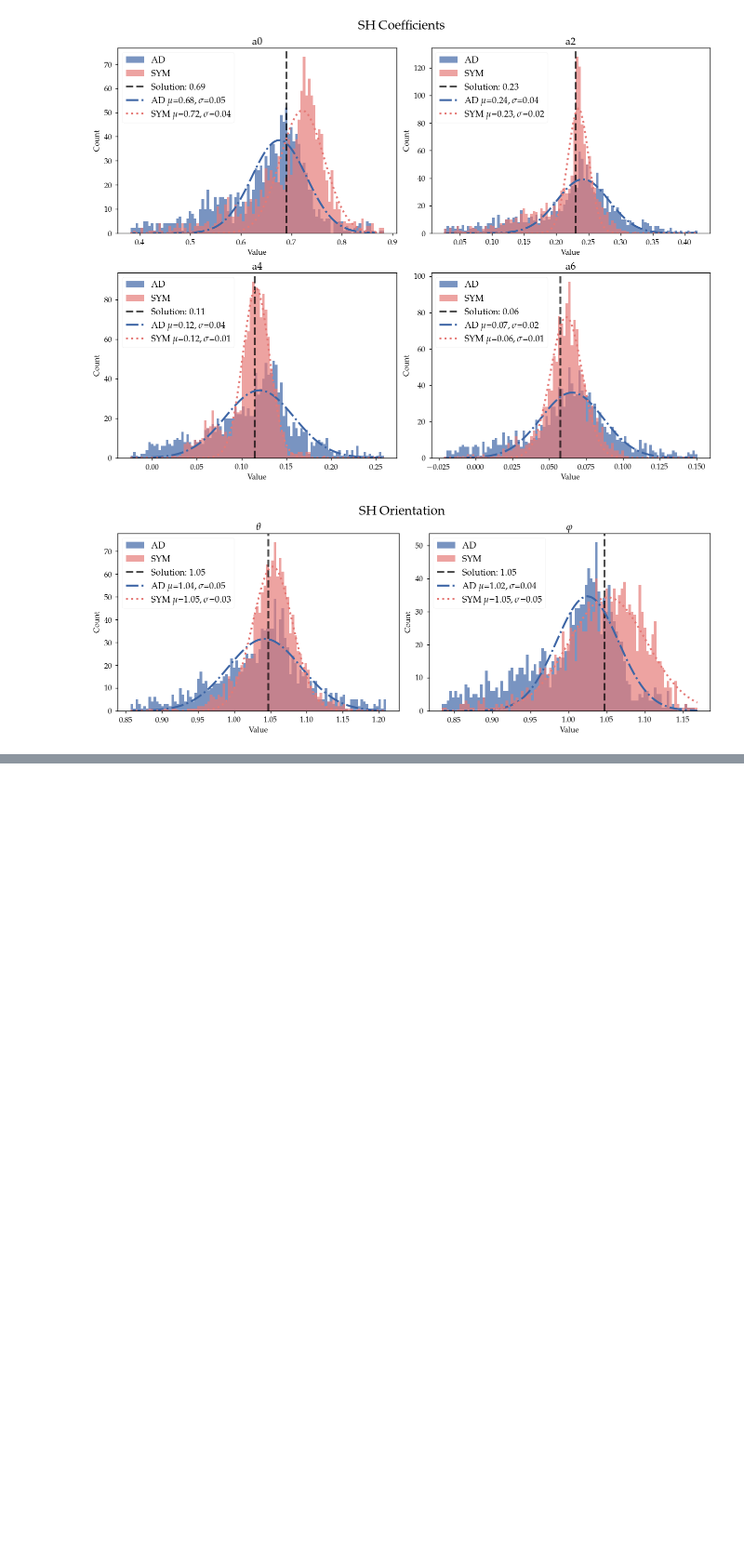
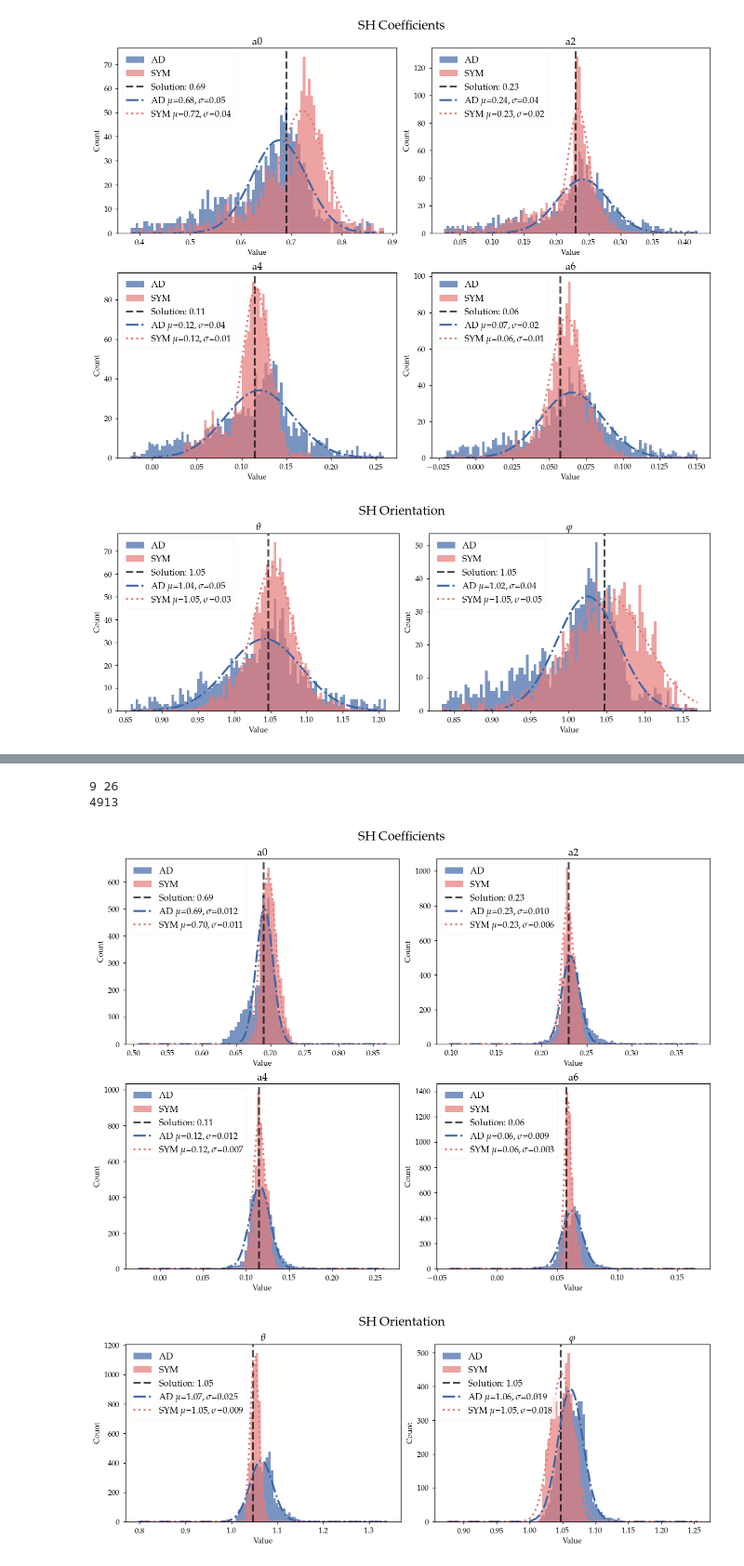
Before and after one commit to RubenDragland/XRD_CT, a Jupyter notebook: Results/data_analysis.ipynb, the cells around one changed output, grey strips where cells are left out. Shown at 93% size. Drawn from its saved outputs; the diff is of its cells as text; code cells hidden in the pictures; blank space fills up the shorter version.

```diff
--- a/Results/data_analysis.ipynb
+++ b/Results/data_analysis.ipynb
@@ -104,0 +201,44 @@ plot_loss_curves(loss_data, save=False, DPI=100)
+# %%
+Dummy_path = r"C:\Users\Bruker\OneDrive\Dokumenter\NTNU\XRD_CT\Data Sets\Dummy_periodic_filter3_17cube_18off_0align.mat"
+Dummy_3f17c18o = SH_Reconstruction(Dummy_path, dataset=True)
+symbolic_path = r"C:\Users\Bruker\OneDrive\Dokumenter\NTNU\XRD_CT\Results\thesis_res\result_Dummy_periodic_filter3_17cube_18off_0align_q17-40_correct_symbolic.mat"
+symbolic_3f17c18o = SH_Reconstruction(symbolic_path, dataset=False)
+AD_path = r"C:\Users\Bruker\OneDrive\Dokumenter\NTNU\XRD_CT\Results\thesis_res\result_Dummy_periodic_filter3_17cube_18off_0align_q17-40_correct_AD_python.mat"
+AD_3f17c18o = SH_Reconstruction(AD_path, dataset=False)
+# %%
+
+s1, s2 = Dummy_3f17c18o.slice
+print(s1, s2)
+len_test = len(AD_3f17c18o.a0[s1:s2, s1:s2, s1:s2].flatten())
+print(len_test)
+plot_SH_aligned_distribution(
+    AD_3f17c18o,
+    symbolic_3f17c18o,
+    Dummy_3f17c18o.params[:,0,0,0],
+    Dummy_3f17c18o.slice,
+    "coeffs",
+    title="SH ",
+    bins=100,
+    save=False,
+    save_name="thesis_res/SH_coeffs_aligned_distribution",
+    std_c=10,
+    DPI = 100,
+)
+plot_SH_aligned_distribution(
+    AD_3f17c18o,
+    symbolic_3f17c18o,
+    Dummy_3f17c18o.params[-2:,0,0,0],
+    Dummy_3f17c18o.slice,
+    "angles",
+    title="SH ",
+    bins=100,
+    save=False,
+    save_name="thesis_res/SH_coeffs_aligned_distribution",
+    std_c=10,
+    DPI = 100,
+    shareaxis = False)
+# %% [output]
+9 26
+4913
+[figure, added]
+[figure, added]
```
Also changed, not shown: parts of 11 cells of this notebook, 1 other file.
